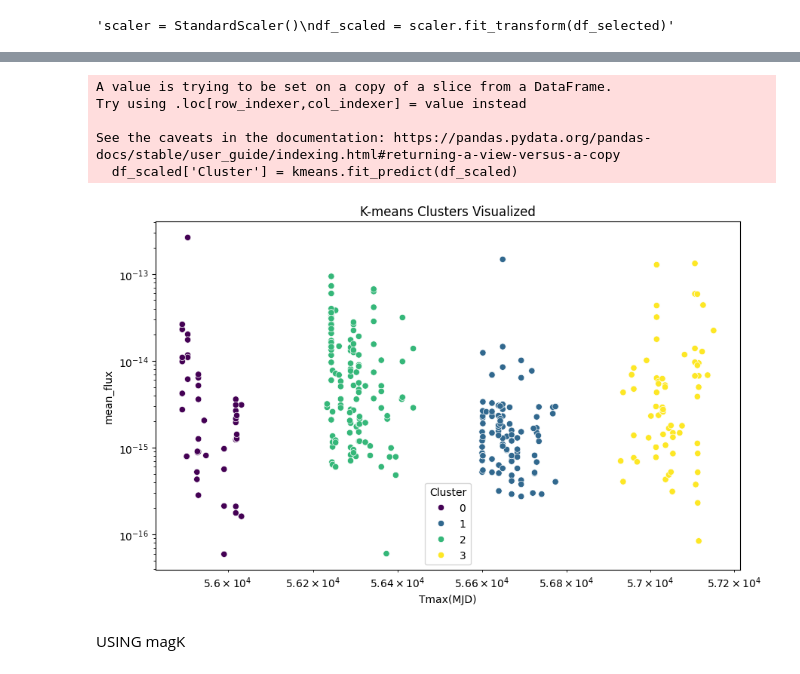
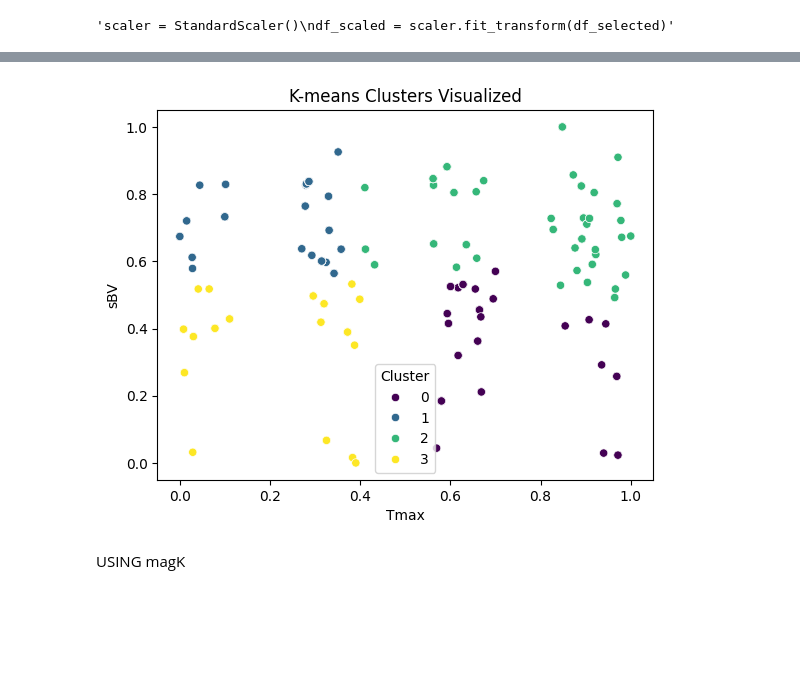
Before and after one commit to Antonyevan/FINAL-PROJECT, a Jupyter notebook: EDA.ipynb, the cells around one changed output, grey strips where cells are left out. Drawn from its saved outputs; the diff is of its cells as text; code cells hidden in the pictures; blank space fills up the shorter version.

Commit message:
K-means

```diff
--- a/EDA.ipynb
+++ b/EDA.ipynb
@@ -205,8 +205,8 @@ import pandas as pd
 from sklearn.preprocessing import StandardScaler
 
 
-selected_features = ['Tmax(MJD)', 'mean_flux']
-selected_features2 = ['Tmax(MJD)','magK']
+selected_features = ['Tmax(MJD)', 'sBV']
+selected_features2 = ['zhel','magK']
 df_scaled = features_copy[selected_features]
 df_scaled2 = features_copy[selected_features2]
 
@@ -243,0 +244,7 @@ dtype: int64
+# %%
+from sklearn.preprocessing import MinMaxScaler
+
+scaler = MinMaxScaler()
+scaled_data = scaler.fit_transform(selected_df[['Tmax(MJD)','sBV']])
+new_df = pd.DataFrame(scaled_data, columns=['Tmax', 'sBV'])
+print(new_df.head())
@@ -251,7 +265,7 @@ sse = []
 k_range = range(1, 11)
 for k in k_range:
     kmeans = KMeans(n_clusters=k, random_state=42)
-    kmeans.fit(df_scaled)
+    kmeans.fit(new_df)
     sse.append(kmeans.inertia_)
 
 plt.figure(figsize=(10, 6))
@@ -265,8 +279,8 @@ plt.show()
 silhouette_scores = []
 for k in k_range[1:]:
     kmeans = KMeans(n_clusters=k, random_state=42)
-    labels = kmeans.fit_predict(df_scaled)
-    silhouette_scores.append(silhouette_score(df_scaled, labels))
+    labels = kmeans.fit_predict(new_df)
+    silhouette_scores.append(silhouette_score(new_df, labels))
 
 plt.figure(figsize=(10, 6))
 plt.plot(k_range[1:], silhouette_scores, marker='o')
@@ -280,37 +294,29 @@ plt.show()
 # %%
-# Assuming the optimal number of clusters is 3
+
 optimal_k = 4
 kmeans = KMeans(n_clusters=optimal_k, random_state=42)
-df_scaled['Cluster'] = kmeans.fit_predict(df_scaled)
+new_df['Cluster'] = kmeans.fit_predict(new_df)
-# %% [output]
-A value is trying to be set on a copy of a slice from a DataFrame.
-Try using .loc[row_indexer,col_indexer] = value instead
-
-See the caveats in the documentation: https://pandas.pydata.org/pandas-docs/stable/user_guide/indexing.html#returning-a-view-versus-a-copy
-  df_scaled['Cluster'] = kmeans.fit_predict(df_scaled)
 # %%
 import seaborn as sns
 import matplotlib.pyplot as plt
 
 # Visualize the clusters in a pairplot
 '''sns.pairplot(df_selected, hue='Cluster', diag_kind='kde', palette='viridis')
 plt.show()
 
 from sklearn.decomposition import PCA
 
 pca = PCA(n_components=2)
 pca_components = pca.fit_transform(df_scaled)
 df_pca = pd.DataFrame(data=pca_components, columns=['PC1', 'PC2'])
 df_pca['Cluster'] = df_selected['Cluster']'''
 
-plt.figure(figsize=(10, 6))
-sns.scatterplot(x='Tmax(MJD)', y='mean_flux', hue='Cluster', data=df_scaled, palette='viridis')
+
+sns.scatterplot(x='Tmax', y='sBV', hue='Cluster', data=new_df, palette='viridis')
 plt.title('K-means Clusters Visualized')
-plt.xscale('log')
-plt.yscale('log')
 plt.show()
 # %% [output]
-[figure, old version]
+[figure, new version]
 # %% [markdown]
 USING magK
 # %%
```
Also changed, not shown: parts of 6 cells of this notebook.
